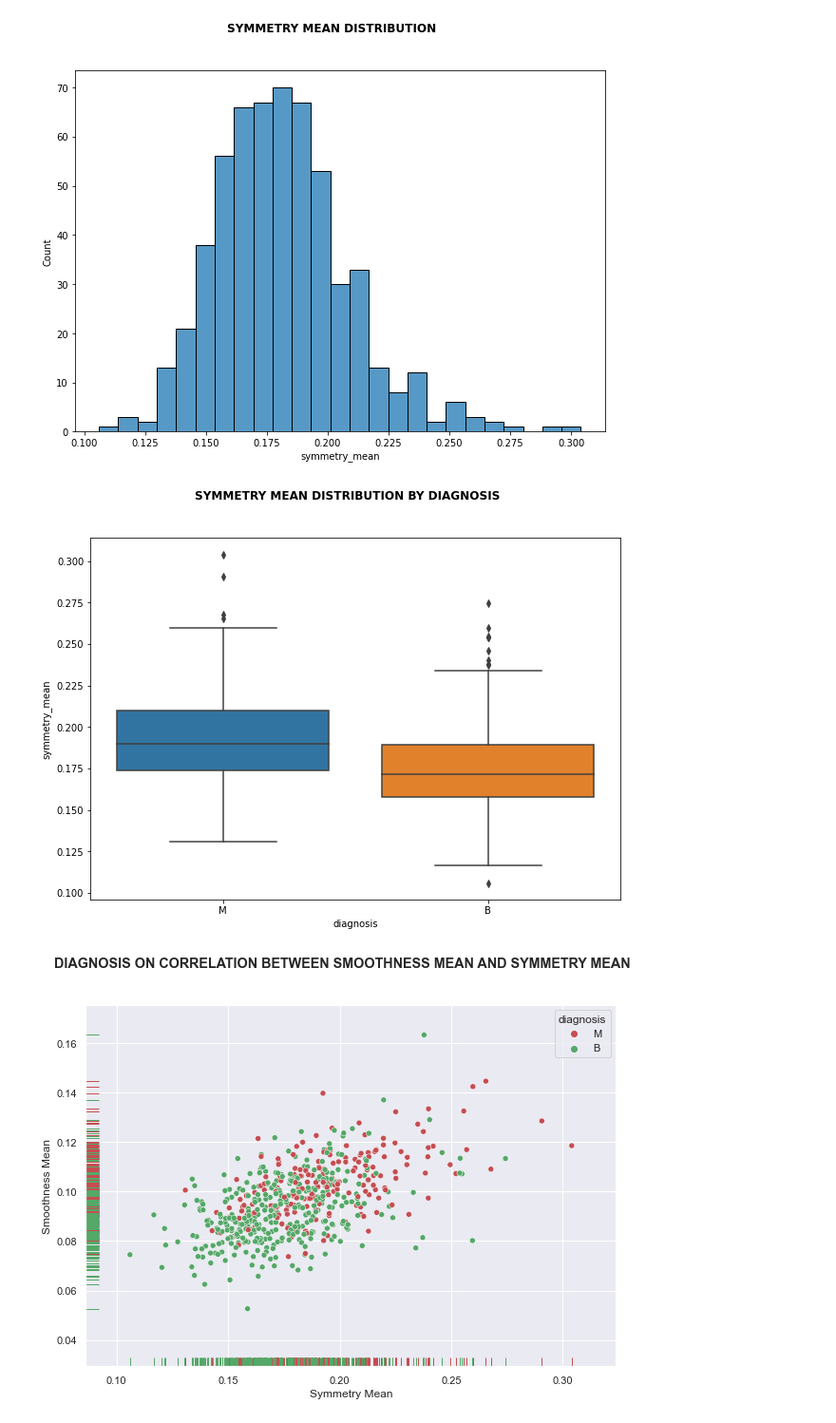
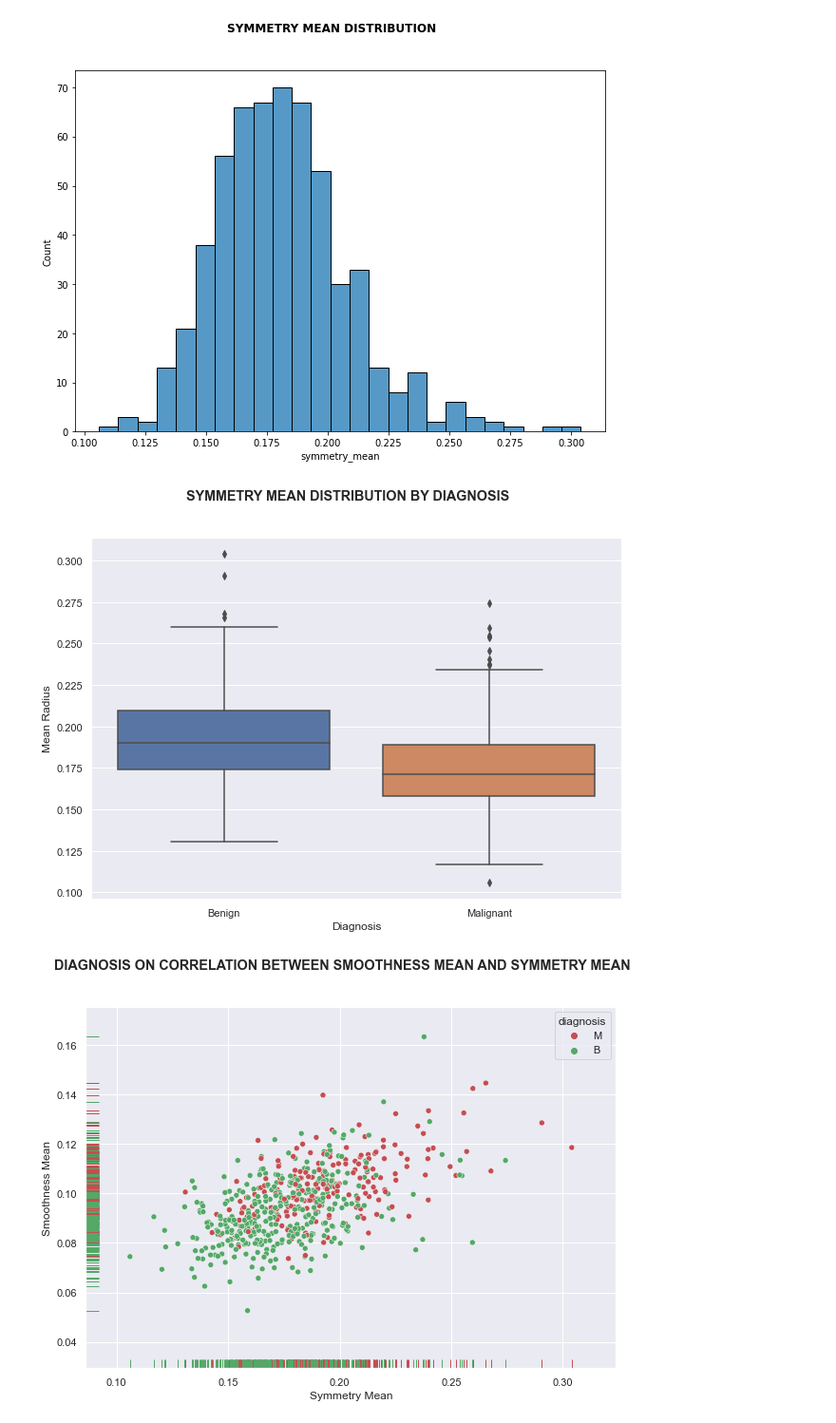
Before and after one commit to Yanasants/breast_cancer, a Jupyter notebook: data_analytics.ipynb, the cells around one changed output. Shown at 95% size. Saved outputs shown, nothing was run; the diff lists cells and outputs as text; code cells hidden in the pictures.

Commit message:
update subplots

```diff
--- a/data_analytics.ipynb
+++ b/data_analytics.ipynb
@@ -88,2 +84,19 @@ mean_df.corr()
 # %% [markdown]
 #### Radius Mean
+# %%
+fig, (ax_1, ax_2) = plt.subplots(nrows=1, ncols=2, figsize=(10,5))
+fig.suptitle('RADIUS MEAN DISTRIBUTION BY DIAGNOSIS', fontweight='bold')
+
+colors = {'B': "g", 'M': "r"}
+sns.set(style='darkgrid')
+sns.boxplot(ax=ax_1, data=mean_df, x='diagnosis', y='radius_mean', palette=colors)
+ax_1.set_xticklabels(['Benign','Malignant'])
+ax_1.set_ylabel('Mean Radius')
+ax_1.set_xlabel('Diagnosis')
+
+sns.boxplot(ax=ax_2, data=worst_df, x='diagnosis', y='radius_worst', palette=colors)
+ax_2.set_xticklabels(['Benign','Malignant'])
+ax_2.set_ylabel('Worst Radius')
+ax_2.set_xlabel('Diagnosis')
+
+plt.show()
@@ -116,12 +141,18 @@ plt.show()
 # %%
 fig, ax = plt.subplots(figsize=(10,7))
 fig.suptitle('SYMMETRY MEAN DISTRIBUTION BY DIAGNOSIS', fontweight='bold')
 
+colors = {0: "g", 1: "r"}
+sns.set(style='darkgrid')
 sns.boxplot(data=mean_df, x='diagnosis', y='symmetry_mean')
+ax.set_xticklabels(['Benign','Malignant'])
+ax.set_ylabel('Mean Radius')
+ax.set_xlabel('Diagnosis')
+
 
 plt.show()
 # %% [output]
-[figure, old version]
+[figure, new version]
 # %%
 fig, ax = plt.subplots(figsize=(10,7))
 fig.suptitle('DIAGNOSIS ON CORRELATION BETWEEN SMOOTHNESS MEAN AND SYMMETRY MEAN', fontweight='bold')
```
Also changed, not shown: parts of 4 cells of this notebook.
